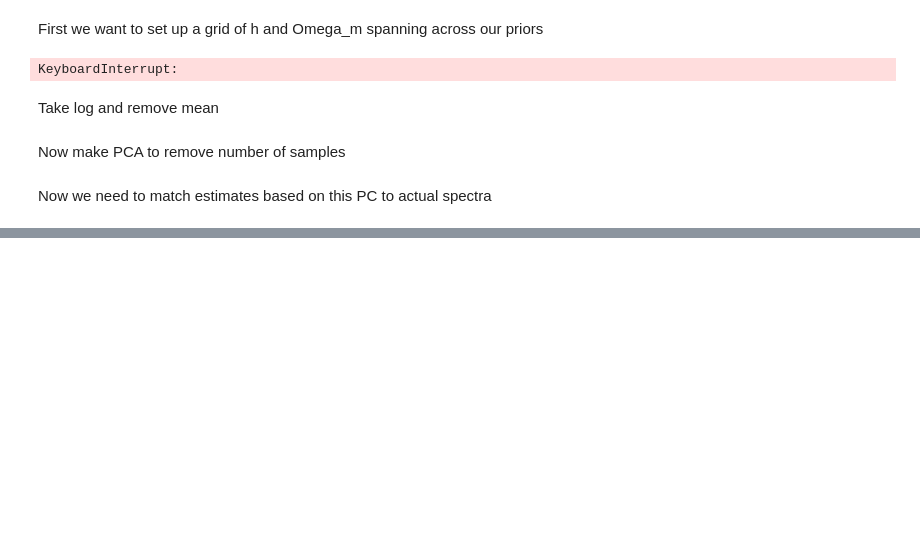
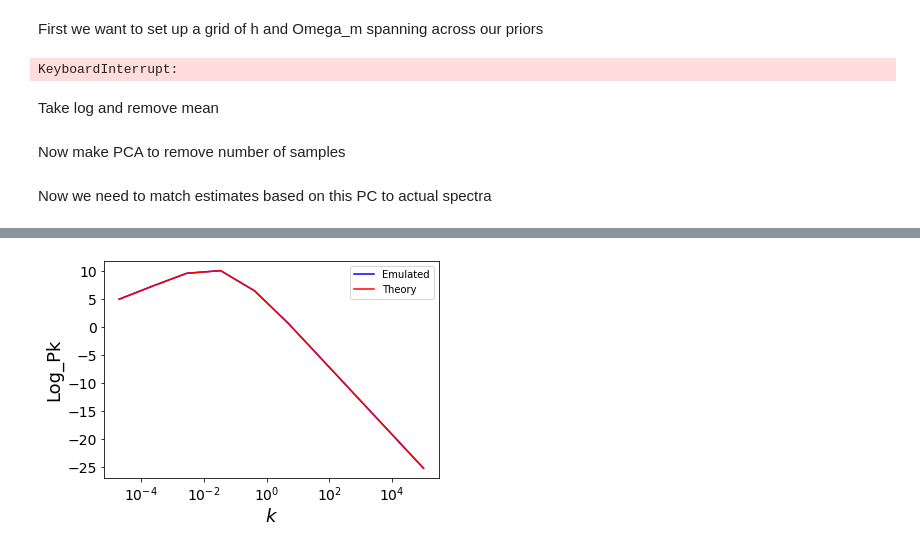
Before and after one commit to JaimeRZP/Pk_Emulator, a Jupyter notebook: Pk_Emulator.ipynb, the cells around one changed output, grey strips where cells are left out. Cells and saved outputs as stored; diff of their text form; code cells hidden in the pictures; blank space fills up the shorter version.

```diff
--- a/Pk_Emulator.ipynb
+++ b/Pk_Emulator.ipynb
@@ -113,4 +96,0 @@ def theory_Pk(k, wc_arr, h_arr):
-# %%
-wc_arr  = np.linspace(0.1, 1, 4)
-h_arr  = np.linspace(0.1,  1, 5)
-Pk_arr  = theory_Pk(1, wc_arr, h_arr)
@@ -150,0 +158,2 @@ array([1.99526231e-05, 2.50022906e-05, 3.13299424e-05, 3.92590145e-05,
+# %%
+test = Lin_Pk_emulator(5, 10, new=True)
@@ -150,0 +171,17 @@ array([1.99526231e-05, 2.50022906e-05, 3.13299424e-05, 3.92590145e-05,
+# %%
+k_arr, Pk_emulated = test.get_Pk(0.3, 0.76)
+cosmo = ccl.Cosmology(Omega_c=0.3, Omega_b=0.049, h=0.76, sigma8=0.81, n_s=0.96)
+#k_arr = np.logspace(-4.7,5, 5)
+Pk_theory = np.log(ccl.power.linear_matter_power(cosmo, k_arr, 1))
+# %%
+plt.plot(k_arr, Pk_emulated, 'b-', label = 'Emulated')
+plt.plot(k_arr, Pk_theory, 'r-', label = 'Theory')
+plt.legend()
+plt.xlabel('$k$',fontsize=18)
+plt.ylabel('Log_Pk',fontsize=18)
+plt.xticks(fontsize=14)
+plt.yticks(fontsize=14)
+plt.xscale('log')
+plt.show()
+# %% [output]
+[figure, added]
```
Also changed, not shown: parts of 11 cells of this notebook, 2 other files.
